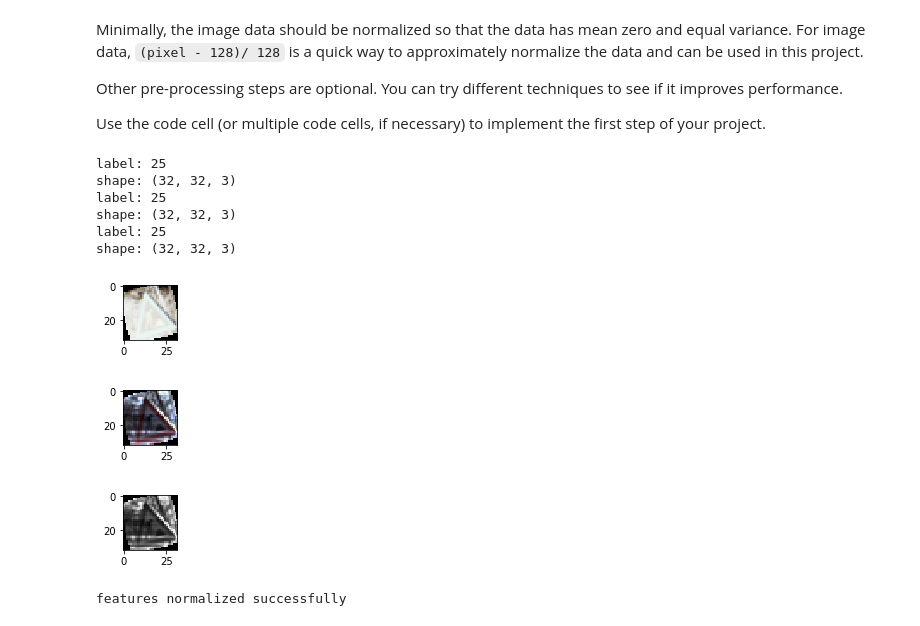
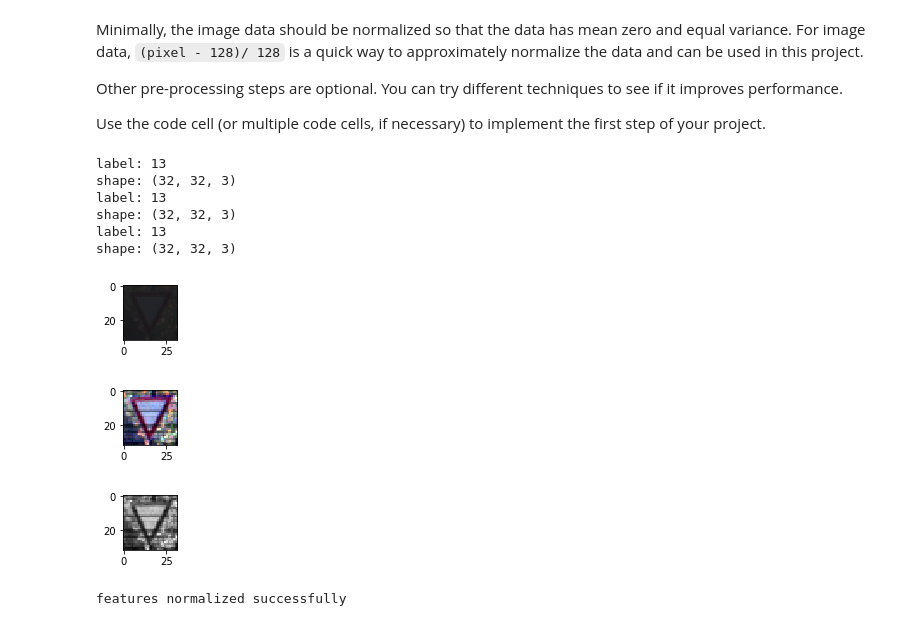
Before and after one commit to agonzale34/sdc-traffic-sign-classifier, a Jupyter notebook: Traffic_Sign_Classifier.ipynb, the cells around one changed output. Cells and saved outputs as stored; diff of their text form; code cells hidden in the pictures.

```diff
--- a/Traffic_Sign_Classifier.ipynb
+++ b/Traffic_Sign_Classifier.ipynb
@@ -195,35 +197,36 @@ Use the code cell (or multiple code cells, if necessary) to implement the first
 # %%
 # Preprocess the data here. It is required to normalize the data. Other preprocessing steps could include
 # converting to gray scale, etc.
 
 
 def normalize(x):
     x_min = x.min(axis=(1, 2), keepdims=True)
     x_max = x.max(axis=(1, 2), keepdims=True)
     return (x - x_min) / (x_max - x_min)
 
 
 def gray_scale(x):
     img = np.copy(x)
     img[:] = img.mean(axis=-1, keepdims=1)
     return img
 
 
-index = len(X_train)-1
+# index = len(X_train)-1
+index = random.randint(0, len(X_train))
 image = X_train[index].squeeze()
 print_img_label(image, y_train[index])
 print_img_label(normalize(image), y_train[index])
 print_img_label(gray_scale(normalize(image)), y_train[index], True)
 # %% [output]
-label: 25
+label: 13
 shape: (32, 32, 3)
-label: 25
+label: 13
 shape: (32, 32, 3)
-label: 25
+label: 13
 shape: (32, 32, 3)
-[figure, old version]
+[figure, new version]
-[figure, old version]
+[figure, new version]
-[figure, old version]
+[figure, new version]
 # %%
 X_train_norm = gray_scale(normalize(X_train))
 X_valid_norm = gray_scale(normalize(X_valid))
```
Also changed, not shown: parts of 3 cells of this notebook.
